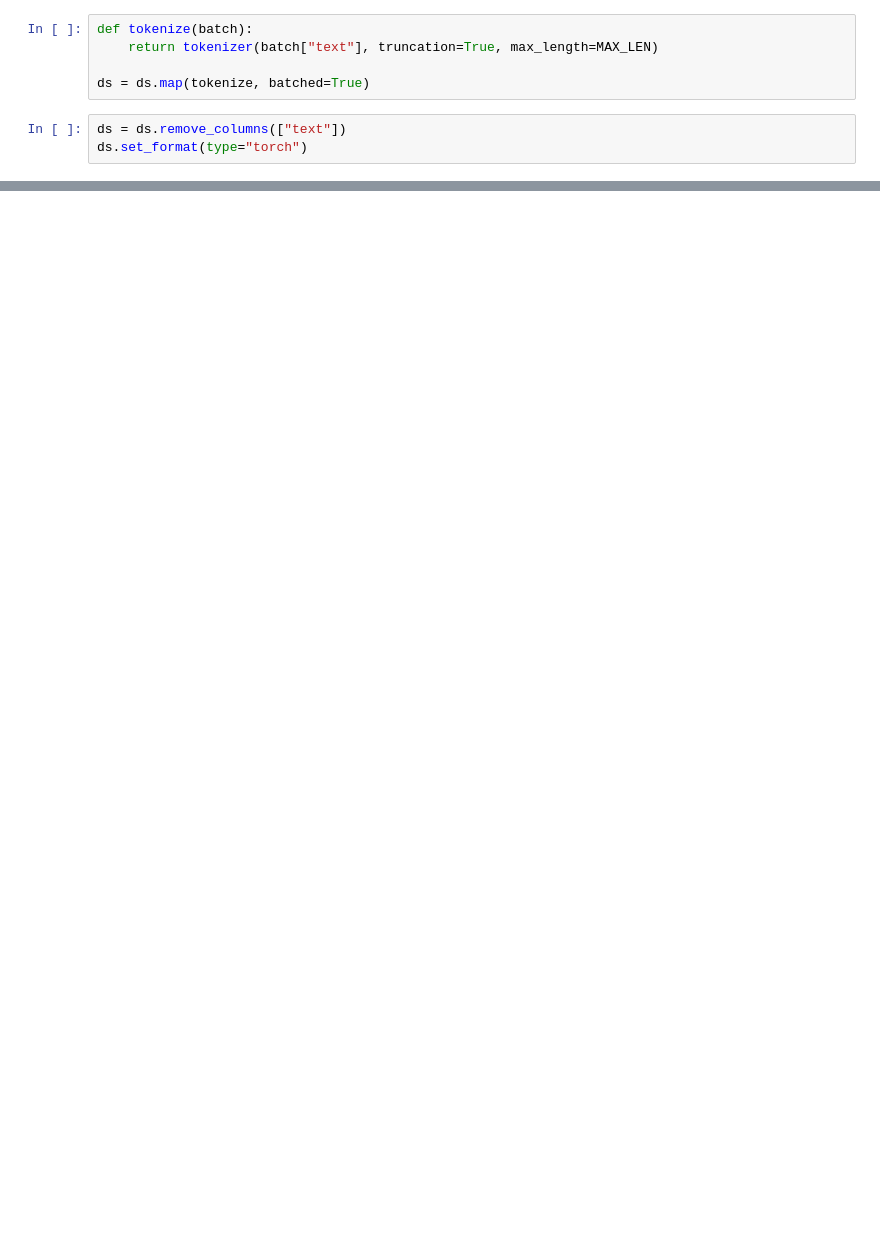
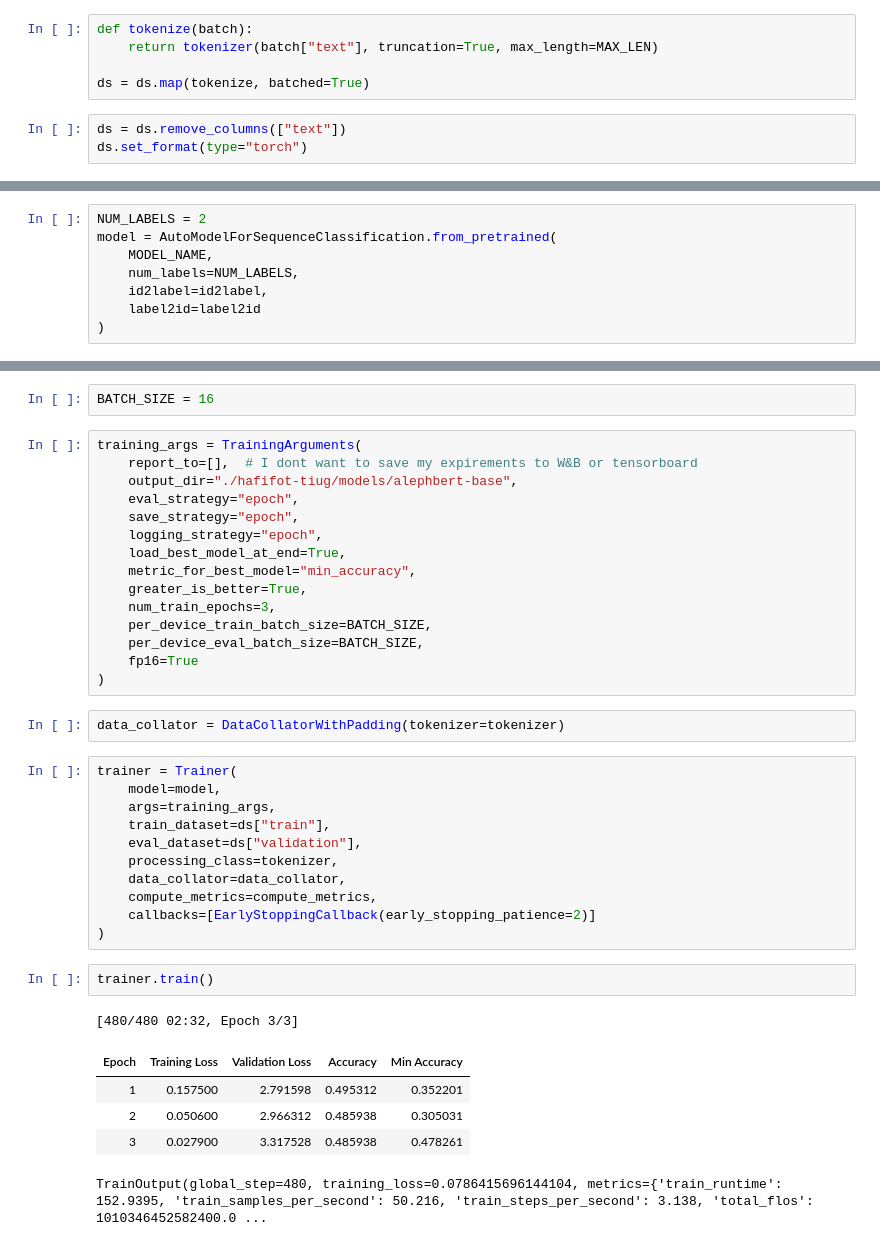
Before and after one commit to DanielHevdeli/hafifot-tiug, a Jupyter notebook: BERT_training.ipynb, the cells around one changed output, grey strips where cells are left out. Drawn from its saved outputs; the diff is of its cells as text; blank space fills up the shorter version.

```diff
--- a/BERT_training.ipynb
+++ b/BERT_training.ipynb
@@ -123,3 +126,11 @@ DatasetDict({
         num_rows: 800
     })
 })
+# %%
+NUM_LABELS = 2
+model = AutoModelForSequenceClassification.from_pretrained(
+    MODEL_NAME,
+    num_labels=NUM_LABELS,
+    id2label=id2label,
+    label2id=label2id
+)
@@ -125,0 +163,39 @@ DatasetDict({
+# %%
+BATCH_SIZE = 16
+# %%
+training_args = TrainingArguments(
+    report_to=[],  # I dont want to save my expirements to W&B or tensorboard
+    output_dir="./hafifot-tiug/models/alephbert-base",
+    eval_strategy="epoch",
+    save_strategy="epoch",
+    logging_strategy="epoch",
+    load_best_model_at_end=True,
+    metric_for_best_model="min_accuracy",
+    greater_is_better=True,
+    num_train_epochs=3,
+    per_device_train_batch_size=BATCH_SIZE,
+    per_device_eval_batch_size=BATCH_SIZE,
+    fp16=True
+)
+# %%
+data_collator = DataCollatorWithPadding(tokenizer=tokenizer)
+# %%
+trainer = Trainer(
+    model=model,
+    args=training_args,
+    train_dataset=ds["train"],
+    eval_dataset=ds["validation"],
+    processing_class=tokenizer,
+    data_collator=data_collator,
+    compute_metrics=compute_metrics,
+    callbacks=[EarlyStoppingCallback(early_stopping_patience=2)]
+)
+# %%
+trainer.train()
+# %% [output]
+[480/480 02:32, Epoch 3/3]
+| Epoch | Training Loss | Validation Loss | Accuracy | Min Accuracy |
+| 1 | 0.157500 | 2.791598 | 0.495312 | 0.352201 |
+| 2 | 0.050600 | 2.966312 | 0.485938 | 0.305031 |
+| 3 | 0.027900 | 3.317528 | 0.485938 | 0.478261 |
+TrainOutput(global_step=480, training_loss=0.0786415696144104, metrics={'train_runtime': 152.9395, 'train_samples_per_second': 50.216, 'train_steps_per_second': 3.138, 'total_flos': 1010346452582400.0 ...
```
Also changed, not shown: parts of 16 cells of this notebook.
